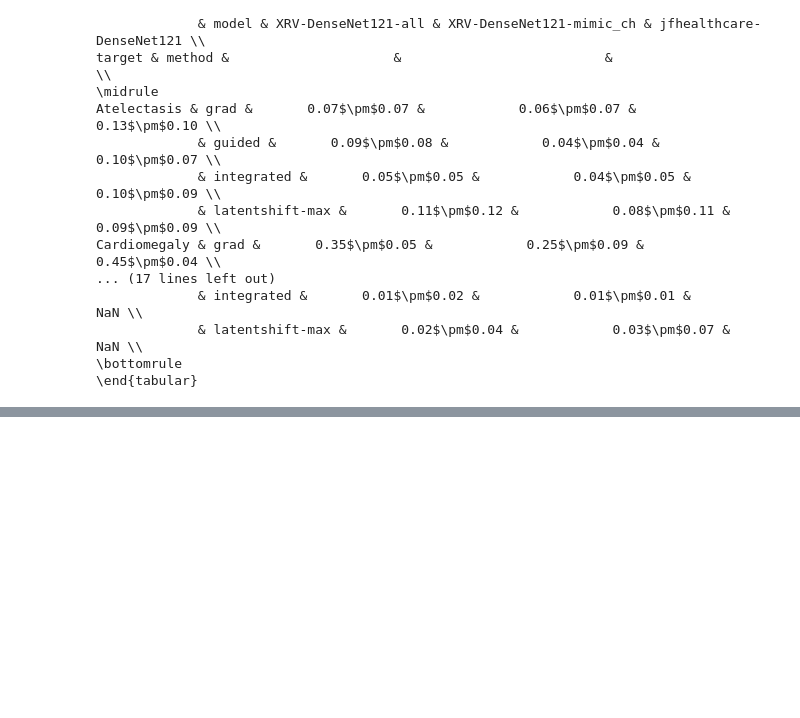
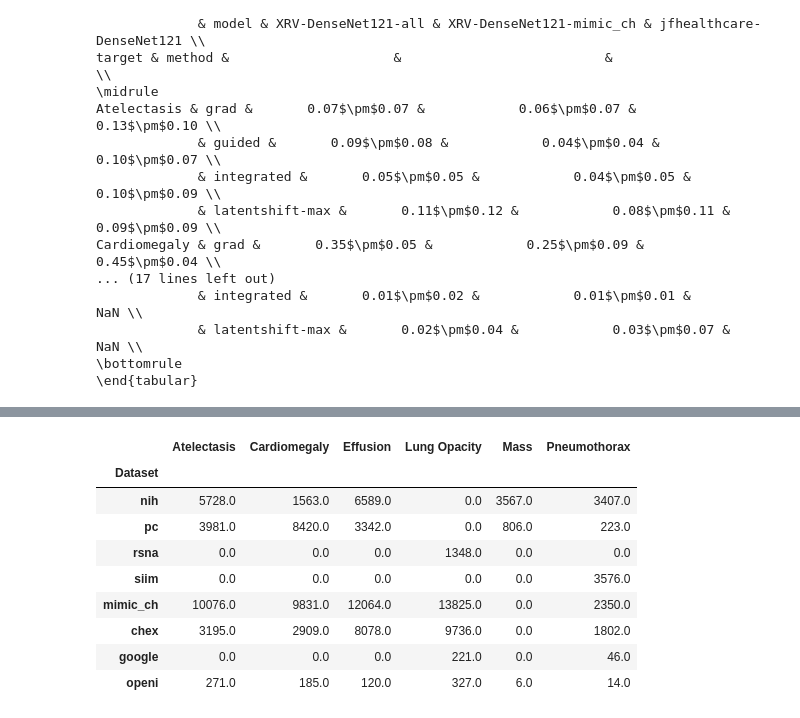
Before and after one commit to mlmed/gifsplanation, a Jupyter notebook: gif-iou-valid-table.ipynb, the cells around one changed output, grey strips where cells are left out. Drawn from its saved outputs; the diff is of its cells as text; code cells hidden in the pictures; blank space fills up the shorter version.

```diff
--- a/gif-iou-valid-table.ipynb
+++ b/gif-iou-valid-table.ipynb
@@ -186,3 +172,26 @@ Cardiomegaly & grad &       0.35$\pm$0.05 &            0.25$\pm$0.09 &
              & latentshift-max &       0.02$\pm$0.04 &            0.03$\pm$0.07 &                      NaN \\
 \bottomrule
 \end{tabular}
+# %%
+for_eval = [
+            "Cardiomegaly",
+            'Mass',
+            "Atelectasis",
+            "Effusion",
+            "Lung Opacity",
+            "Pneumothorax"
+            ]
+# %%
+ds = ["nih", "pc", "rsna", "siim", "mimic_ch", "chex", "google", "openi"]
+# %%
+totals = pd.DataFrame()
+for dname in ds:
+    d = datasets.get_data(dname)
+    xrv.datasets.relabel_dataset(for_eval, d)
+
+
+    dd = pd.DataFrame(d.labels, columns=for_eval)
+    g = dd.sum()
+    g["Dataset"] = dname
+
+    totals = totals.append(g, ignore_index=True)
@@ -188,0 +216,13 @@ Cardiomegaly & grad &       0.35$\pm$0.05 &            0.25$\pm$0.09 &
+# %%
+totals.set_index("Dataset")
+# %% [output]
+|  | Atelectasis | Cardiomegaly | Effusion | Lung Opacity | Mass | Pneumothorax |
+| Dataset |  |  |  |  |  |  |
+| nih | 5728.0 | 1563.0 | 6589.0 | 0.0 | 3567.0 | 3407.0 |
+| pc | 3981.0 | 8420.0 | 3342.0 | 0.0 | 806.0 | 223.0 |
+| rsna | 0.0 | 0.0 | 0.0 | 1348.0 | 0.0 | 0.0 |
+| siim | 0.0 | 0.0 | 0.0 | 0.0 | 0.0 | 3576.0 |
+| mimic_ch | 10076.0 | 9831.0 | 12064.0 | 13825.0 | 0.0 | 2350.0 |
+| chex | 3195.0 | 2909.0 | 8078.0 | 9736.0 | 0.0 | 1802.0 |
+| google | 0.0 | 0.0 | 0.0 | 221.0 | 0.0 | 46.0 |
+| openi | 271.0 | 185.0 | 120.0 | 327.0 | 6.0 | 14.0 |
```
Also changed, not shown: parts of 7 cells of this notebook.
